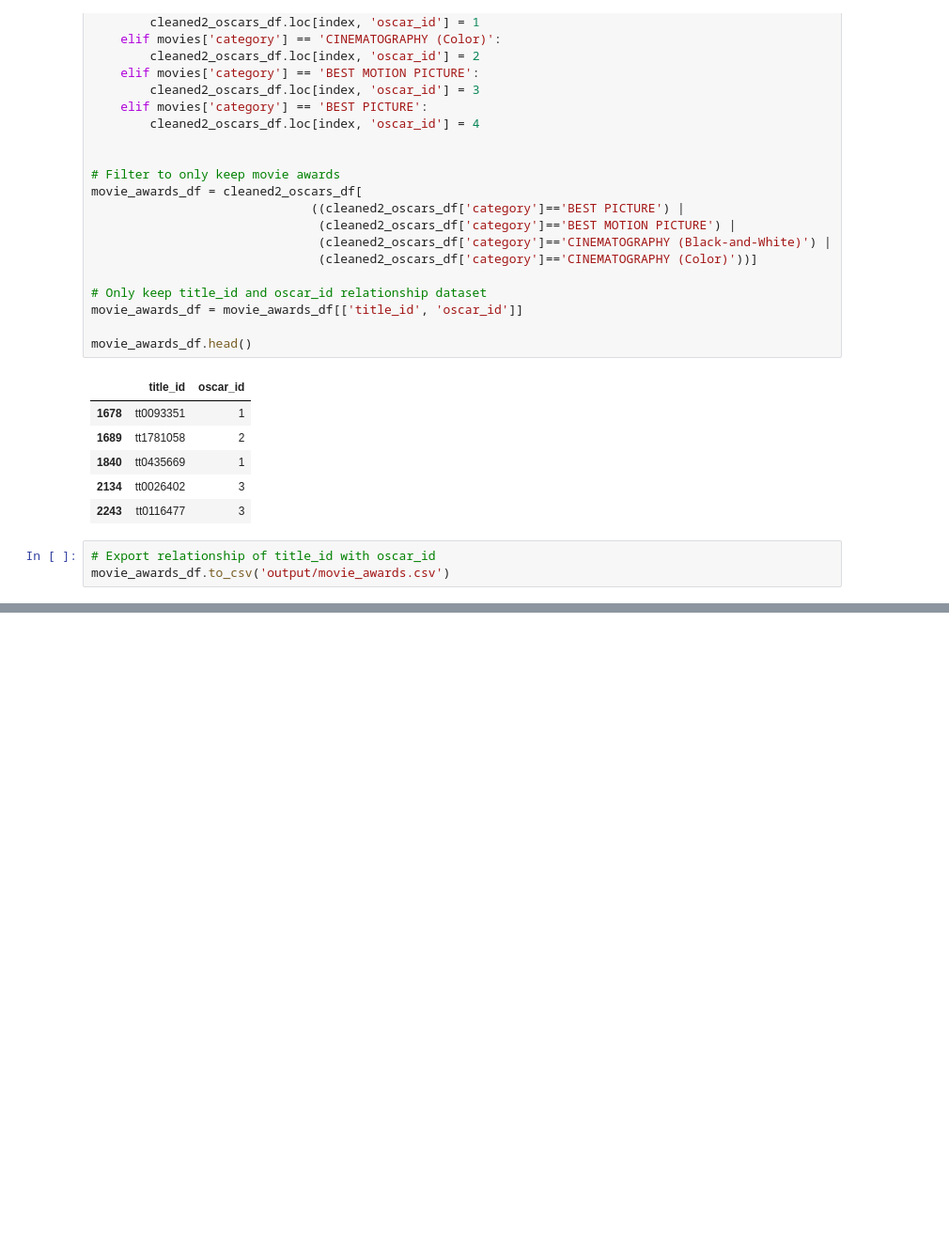
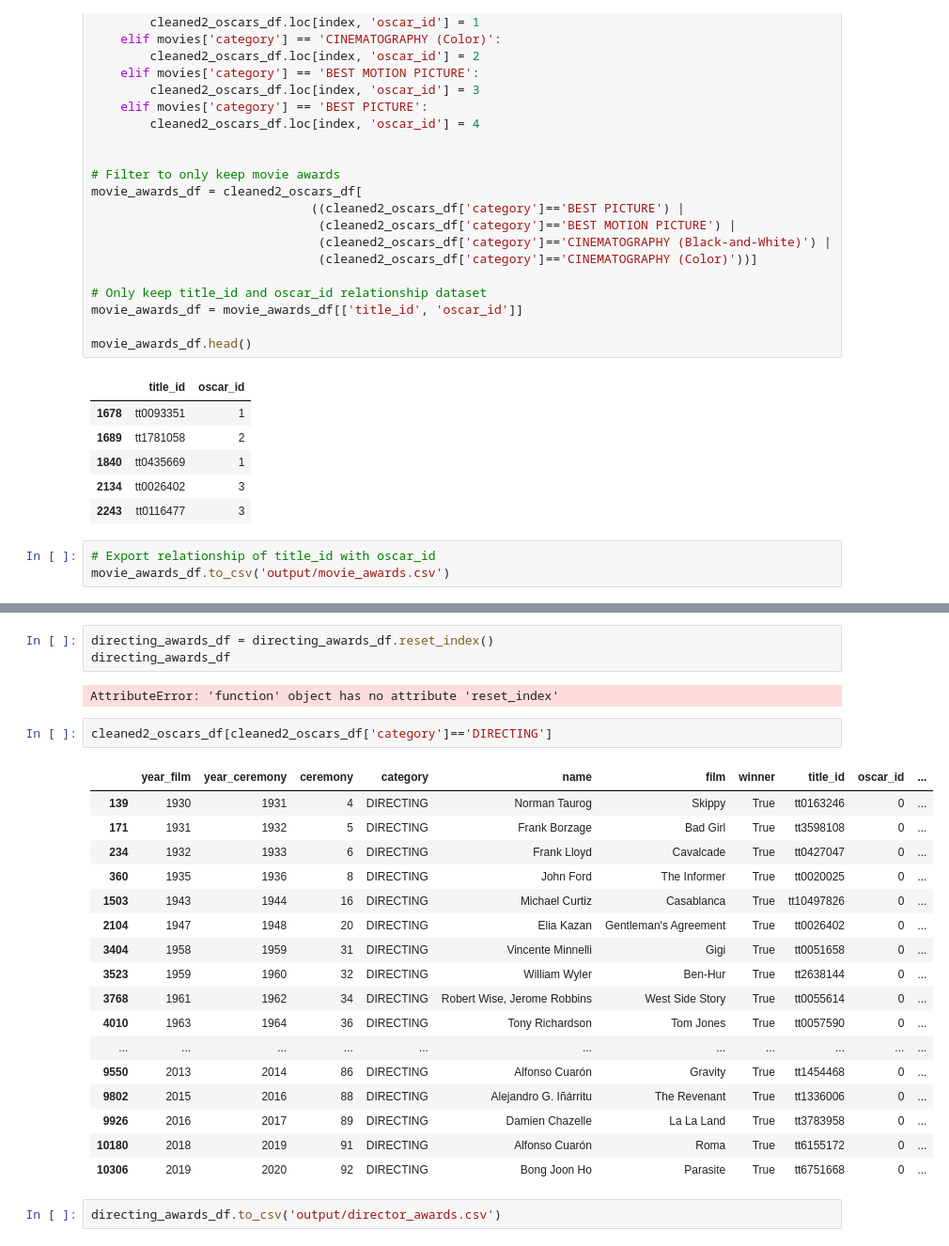
Before and after one commit to gucaselo/ETL-Project, a Jupyter notebook: movies_transform.ipynb, the cells around one changed output, grey strips where cells are left out. Shown at 94% size. Drawn from its saved outputs; the diff is of its cells as text; blank space fills up the shorter version.

Commit message:
Added director_id and exported csv with director_id and title_id relationship

```diff
--- a/movies_transform.ipynb
+++ b/movies_transform.ipynb
@@ -267,0 +285,27 @@ See the caveats in the documentation: https://pandas.pydata.org/pandas-docs/stab
+# %%
+directing_awards_df = directing_awards_df.reset_index()
+directing_awards_df
+# %% [output]
+AttributeError: 'function' object has no attribute 'reset_index'
+# %%
+cleaned2_oscars_df[cleaned2_oscars_df['category']=='DIRECTING']
+# %% [output]
+|  | year_film | year_ceremony | ceremony | category | name | film | winner | title_id | oscar_id | ... |
+| 139 | 1930 | 1931 | 4 | DIRECTING | Norman Taurog | Skippy | True | tt0163246 | 0 | ... |
+| 171 | 1931 | 1932 | 5 | DIRECTING | Frank Borzage | Bad Girl | True | tt3598108 | 0 | ... |
+| 234 | 1932 | 1933 | 6 | DIRECTING | Frank Lloyd | Cavalcade | True | tt0427047 | 0 | ... |
+| 360 | 1935 | 1936 | 8 | DIRECTING | John Ford | The Informer | True | tt0020025 | 0 | ... |
+| 1503 | 1943 | 1944 | 16 | DIRECTING | Michael Curtiz | Casablanca | True | tt10497826 | 0 | ... |
+| 2104 | 1947 | 1948 | 20 | DIRECTING | Elia Kazan | Gentleman's Agreement | True | tt0026402 | 0 | ... |
+| 3404 | 1958 | 1959 | 31 | DIRECTING | Vincente Minnelli | Gigi | True | tt0051658 | 0 | ... |
+| 3523 | 1959 | 1960 | 32 | DIRECTING | William Wyler | Ben-Hur | True | tt2638144 | 0 | ... |
+| 3768 | 1961 | 1962 | 34 | DIRECTING | Robert Wise, Jerome Robbins | West Side Story | True | tt0055614 | 0 | ... |
+| 4010 | 1963 | 1964 | 36 | DIRECTING | Tony Richardson | Tom Jones | True | tt0057590 | 0 | ... |
+| ... | ... | ... | ... | ... | ... | ... | ... | ... | ... | ... |
+| 9550 | 2013 | 2014 | 86 | DIRECTING | Alfonso Cuarón | Gravity | True | tt1454468 | 0 | ... |
+| 9802 | 2015 | 2016 | 88 | DIRECTING | Alejandro G. Iñárritu | The Revenant | True | tt1336006 | 0 | ... |
+| 9926 | 2016 | 2017 | 89 | DIRECTING | Damien Chazelle | La La Land | True | tt3783958 | 0 | ... |
+| 10180 | 2018 | 2019 | 91 | DIRECTING | Alfonso Cuarón | Roma | True | tt6155172 | 0 | ... |
+| 10306 | 2019 | 2020 | 92 | DIRECTING | Bong Joon Ho | Parasite | True | tt6751668 | 0 | ... |
+# %%
+directing_awards_df.to_csv('output/director_awards.csv')
```
Also changed, not shown: parts of 1 cell of this notebook, 2 other files.
